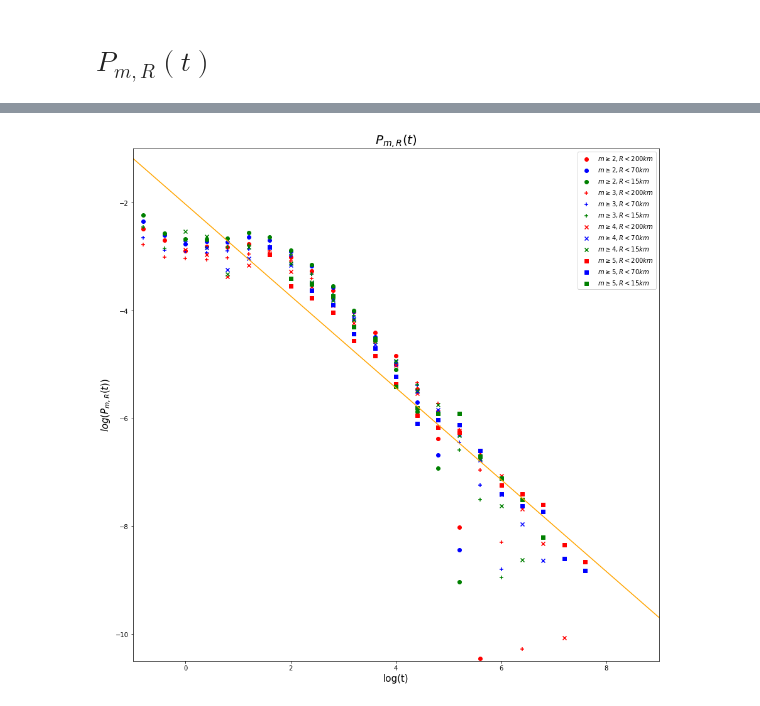
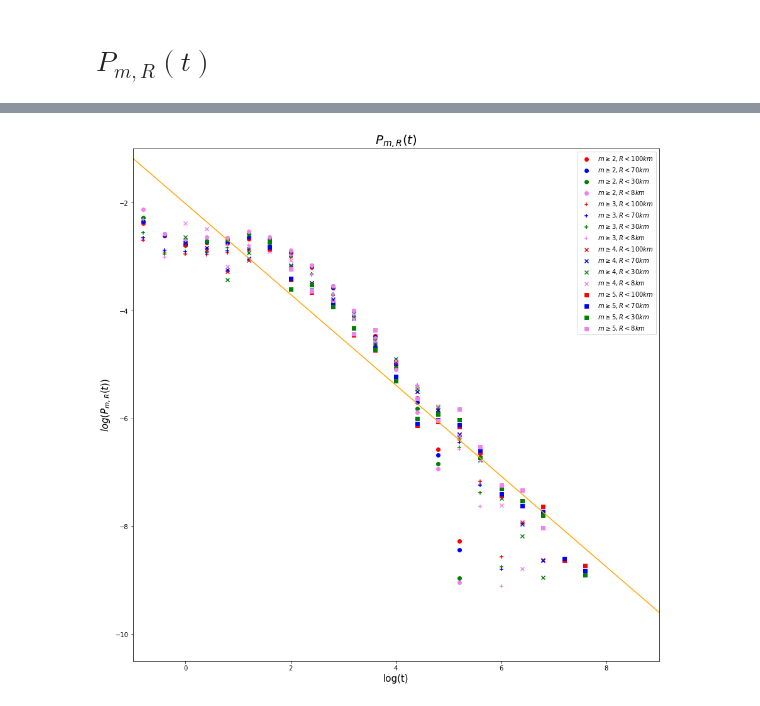
Before and after one commit to andreazanola98/Earthquake-Data-Analysis, a Jupyter notebook: Andrea.ipynb, the cells around one changed output, grey strips where cells are left out. Drawn from its saved outputs; the diff is of its cells as text; code cells hidden in the pictures.

```diff
--- a/Andrea.ipynb
+++ b/Andrea.ipynb
@@ -14,7 +14,6 @@ c=60*60*24
 
 #------------Back Tree Algorithm---------------
 def bta(mth):
-    mth=4 #questa soglia selezione quale evento viene considerato importante (che verrà usato nel foreshock)
     mask=(df['mag']>=mth) & (df['pointer']!=-1)
     i1 = df['pointer'][mask].to_numpy()
     origin=0
@@ -23,16 +22,18 @@ def bta(mth):
     for i in range(len(i1)):
         mask1=[]
         mask1=[i1[i]]
-        n=0
         while mask1[-1]!=-1:
             i2=df['pointer'][mask1[-1]]
             mask1.append(i2)
-            n=n+1
-        nv=np.insert(nv,-1,n)
         origin=np.insert(origin,-1,mask1[-2])
         originv=np.insert(originv,-1,mask1[:-1])
-
-    nv=np.delete(nv,-1)        #numero di step prima di arrivare all'evento generatore
     origin=np.delete(origin,-1)#indici di riferimento dell'evento generatore
     originv=np.unique(np.delete(originv,-1))#tutti gli indici (no doppioni) che portano a ritroso all'evento generatore
     return origin, originv
+
+def q(x,a,b,c):
+    q=a+b*x+c*x**2
+    return q
+def f(x,a,b):
+    f=a+b*x
+    return f
@@ -40,14 +285,12 @@ def bta(mth):
 # $P_{m,R}(t)$
 # %%
 magth=np.arange(2,6,1)
-extmv0=np.array([-4,-4,-4,-1])
-extmv1=np.array([2,4,4,4])
-ncpd=3 #number of class per decade
-num_bins=(extmv1-extmv0)*(ncpd-1)
-R=np.matrix('200000 200000 200000 200000;70000 70000 70000 70000;15000 15000 15000 15000')
+Rth=np.array([100000,70000,30000,8000])
+R=np.matrix([Rth[0]*np.ones(4),Rth[1]*np.ones(4),Rth[2]*np.ones(4),Rth[3]*np.ones(4)])
 l=np.shape(R)[0]
-colors=['red','blue','green']
-markers=['o','+','x','s']
+
+colors=['red','blue','green','violet'] # threshold R selected
+markers=['o','+','x','s'] #corresponds to the number of magnitude selected (2,3,4,5)
 
 def p(i,j):
     if i==1 and j==0:
@@ -58,22 +301,22 @@ def p(i,j):
      p=i+j
     return p
 
-fig3, axu = plt.subplots(figsize=(15,15))
 Yu=[]
 Xu=[]
-mu=[]
-Ru=[]
-dfu=[]
-alphau=[]
-Cu=[]
+#m=2,3,4,5
+dfv=np.array([0.91,0.94,0.97,0.95])
+alpha=np.array([0.60,0.70,0.93,0.76])
+C=np.array([103,67,42,367])
+b=G[0][1]
+const=-4
+#prove
+dfv=np.array([0.91,0.94,0.92,0.95])
+alpha=np.array([0.6,0.7,0.88,0.76])
 
-dfv=np.array([0.91,0.94,0.97,0.95])
 
-#alpha=np.array([0.99,1.07,1.04,2.28]) #3°model
-alpha=np.array([0.6,0.7,0.93,0.76]) #1°model     <-----
-#alpha=np.array([0.6,0.69,0.81,0.88])  #40- 10**6
-C=np.array([103,67,42,367])
 
+fig6, ax6 = plt.subplots(figsize=(15,15))
+fig7, ax7 = plt.subplots(figsize=(15,15))
 
 for i in range(2):
     for j in range(2):
@@ -90,45 +333,52 @@ for i in range(2):
             Tlimm=10**20
             mask1=(dr['dt']<Tlim) | (dr['dt']>Tlimm)
             dr=dr.drop(dr[mask1].index)
-          #  print(np.max(dr['dpw']))
             dr=dr.drop(dr[dr['dpw'] > R[z,p(i,j)]].index)
 
-            counts, bins, hbars =axu.hist(dr['dt'], visible=0,bins=np.logspace(-1,9,26),density=1) #-1,8 19  // -1,9 26
+            counts, bins, hbars =ax6.hist(dr['dt'], visible=0,bins=np.logspace(-1,9,26),density=1) #-1,8 19  // -1,9 26
             yhb=counts[counts>0]
             yhb=yhb
             Yu=np.insert(Yu,0,yhb)
             xF=(bins[:-1]*bins[1:len(counts)+1])**0.5
             xF=xF[counts>0]
             Xu=np.insert(Xu,0,xF)
-            dfu=np.insert(dfu,0,np.ones(len(xF))*dfv[p(i,j)])
-            alphau=np.insert(alphau,0,np.ones(len(xF))*alpha[p(i,j)])
-            Cu=np.insert(Cu,0,np.ones(len(xF))*C[p(i,j)])
-            mu=np.insert(mu,0,np.ones(len(xF))*magth[p(i,j)])
-            Ru=np.insert(Ru,0,np.ones(len(xF))*R[z,p(i,j)])
 
-            axu.scatter(np.log10(xF),np.log10(yhb),label='$m\geq%s, R<%.0f km$'%(magth[p(i,j)],R[z,p(i,j)]/1000),
-                        color=colors[z],marker=markers[p(i,j)])
+            ax6.scatter(np.log10(xF),np.log10(yhb),color=colors[z],marker=markers[p(i,j)],
+                        label='$m\geq%s, R<%.0f km$'%(magth[p(i,j)],R[z,p(i,j)]/1000))
 
-axu.set_title('$P_{m,R}(t)$',size=20)
-axu.set_xlabel('log(t)',size=15)
-axu.set_ylabel('$log(P_{m,R}(t))$',size=15)
-axu.legend(loc='upper right');
 
-def f(x,a,b):
-    f=a+b*x
-    return f
+            Yt1=alpha[p(i,j)]*np.log10(xF)+np.log10(yhb)
+            Xt1=np.log10(xF) + b*magth[p(i,j)] + dfv[p(i,j)]*np.log10(R[z,p(i,j)]) +const
+
+            ax7.scatter(Xt1,Yt1,color=colors[z],marker=markers[p(i,j)],
+                        label='$m\geq%s, R<%.0f km$'%(magth[p(i,j)],R[z,p(i,j)]/1000))
+
+ax7.set_title('Universal Law',size=20)
+ax7.set_xlabel('$log(tS^{-b}R^{d_{f}})$',size=15)
+ax7.set_ylabel('$log(t^{\\alpha}P_{m,R}(t))$',size=15)
+ax7.plot(np.zeros(100),np.linspace(-3.5,-1,100),'k--')
+ax7.text(0.5,-1, 'Uncorrelated Phase',size=15)
+ax7.text(-2,-1, 'Correlated Phase',size=15)
+ax7.text(-2,-4, '$\\alpha=[%s, %s, %s, %s]$'%(alpha[0],alpha[1],alpha[2],alpha[3]),size=15)
+ax7.text(-2,-4.2, '$d_{f}=[%s, %s, %s, %s]$'%(dfv[0],dfv[1],dfv[2],dfv[3]),size=15)
+ax7.text(-2,-4.4, 'b=%.2f'%b,size=15)
+ax7.legend(loc='best')
 
 U=optimize.curve_fit(f,np.log10(Xu),np.log10(Yu),p0=[1,-1])  #poisson error is assumed ,sigma=Y**(-0.5)
-res = stats.linregress(np.log10(Xu),np.log10(Yu))
+resU = stats.linregress(np.log10(Xu),np.log10(Yu))
+xx=np.linspace(-1,9,100)
 
-xx=np.linspace(-1,9,100)
-axu.plot(xx,f(xx,U[0][0],U[0][1]),'orange',label='fit')
-axu.set_xlim(-1,9);
-axu.set_ylim(-10.5,-1);
+ax6.plot(xx,f(xx,U[0][0],U[0][1]),'orange')
+ax6.set_xlim(-1,9);
+ax6.set_ylim(-10.5,-1)
+ax6.set_title('$P_{m,R}(t)$',size=20)
+ax6.set_xlabel('log(t)',size=15)
+ax6.set_ylabel('$log(P_{m,R}(t))$',size=15)
+ax6.legend(loc='upper right');
 
 print('---Fit Parameters with Errors---')
 print('a=%.2f'%U[0][0],'+-%.2f'%U[1][0,0]**0.5)
 print('b=%.2f'%U[0][1],'+-%.2f'%U[1][1,1]**0.5)
-print('r=%.4f'%res.rvalue)
+print('r=%.4f'%resU.rvalue)
 # %% [output]
 ---Fit Parameters with Errors---
@@ -138 +388 @@ r=-0.9301
-[figure, old version]
+[figure, new version]
```
Also changed, not shown: parts of 31 cells of this notebook.
